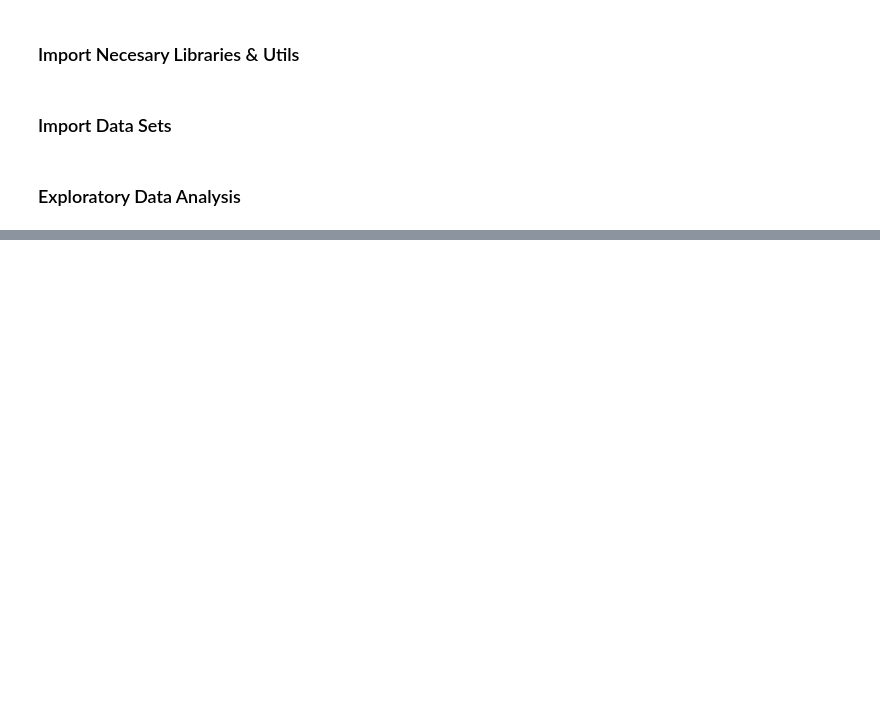
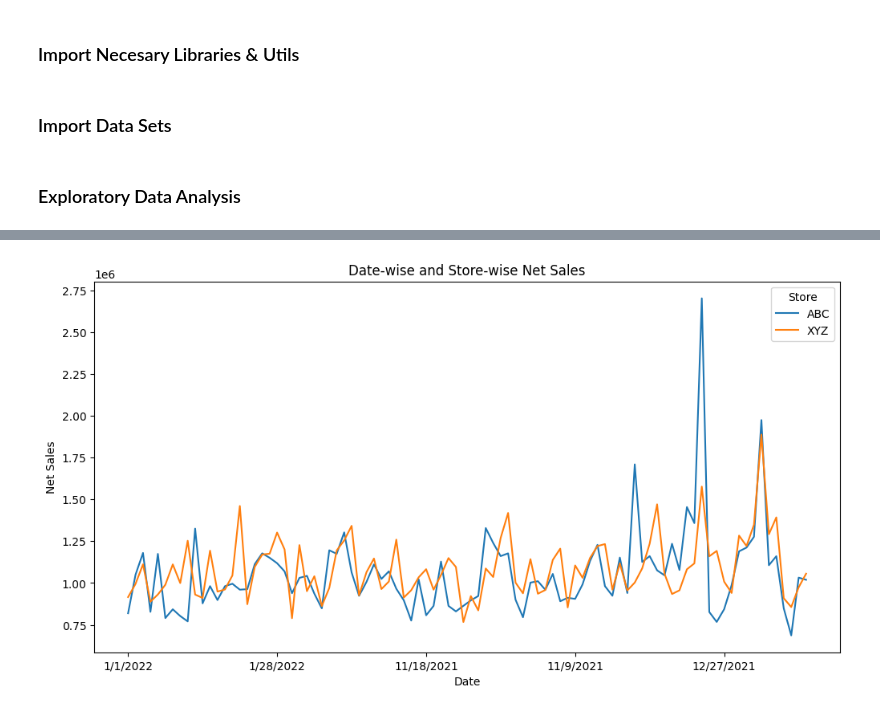
Before and after one commit to RusiruDananga/ML_CW, a Jupyter notebook: analysis/eda.ipynb, the cells around one changed output, grey strips where cells are left out. Drawn from its saved outputs; the diff is of its cells as text; code cells hidden in the pictures; blank space fills up the shorter version.

```diff
--- a/analysis/eda.ipynb
+++ b/analysis/eda.ipynb
@@ -107 +126,5 @@ Null values in testing:
 +-------------+---------------+----------+
+# %%
+# Remove null records from training data set
+training_cleaned = training_cleaned.dropna(subset=['invoice_num'])
+training_cleaned.head()
@@ -107,0 +149,11 @@ Null values in testing:
+# %%
+grouped_df = training_cleaned.groupby(['date_id', 'store'])['net_sales'].sum().reset_index()
+pivot_df = grouped_df.pivot(index='date_id', columns='store', values='net_sales')
+pivot_df.plot(figsize=(12, 6))
+plt.title('Date-wise and Store-wise Net Sales')
+plt.xlabel('Date')
+plt.ylabel('Net Sales')
+plt.legend(title='Store')
+plt.show()
+# %% [output]
+[figure, added]
```
Also changed, not shown: parts of 22 cells of this notebook, 4 other files.
